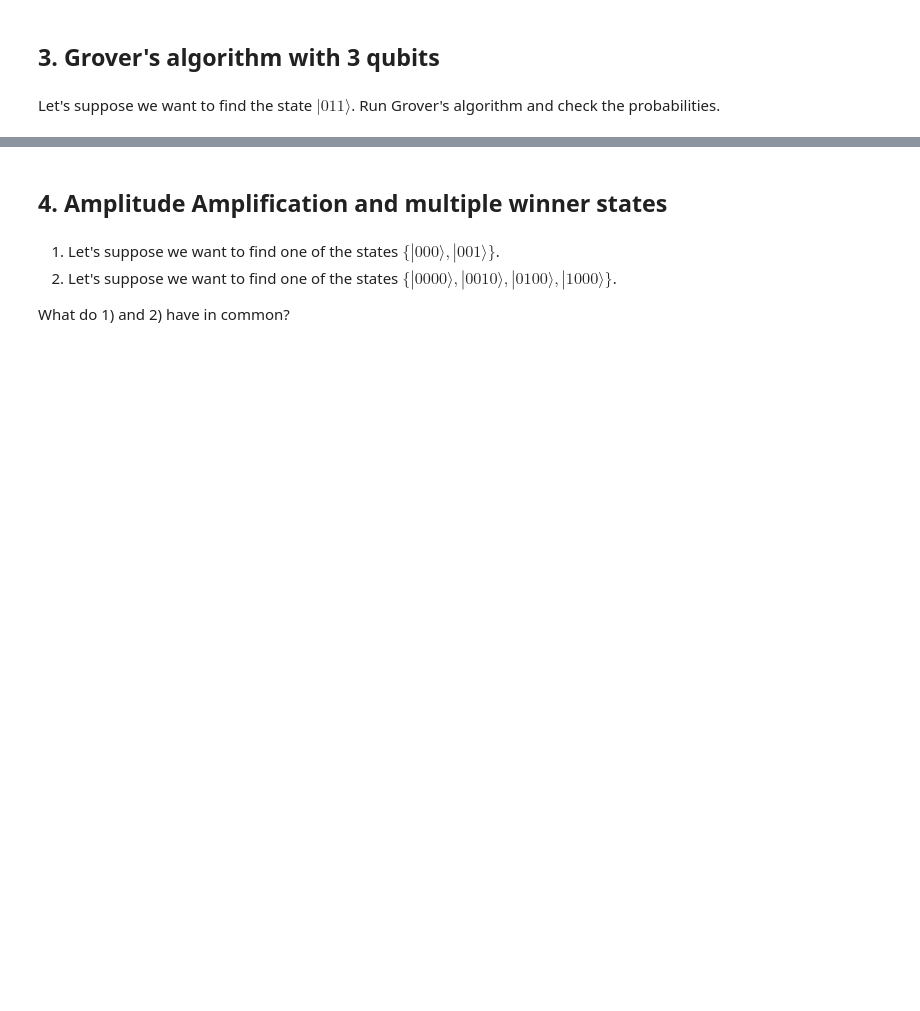
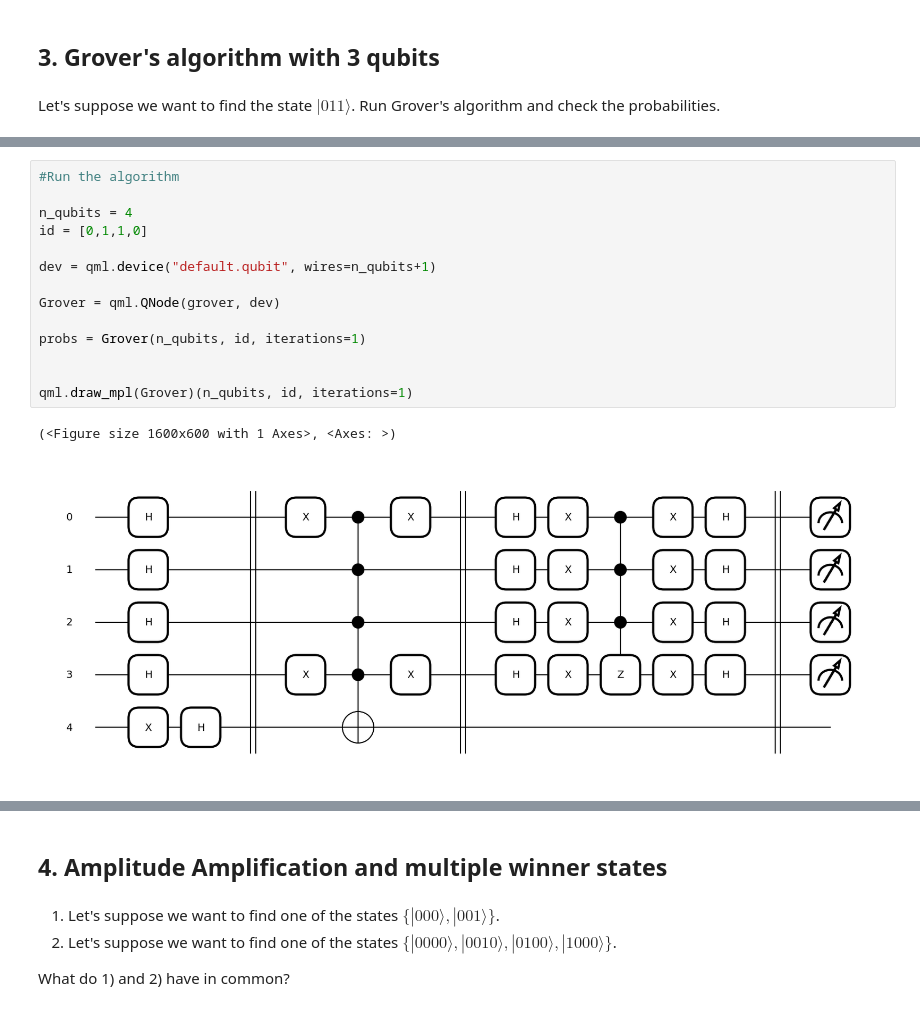
Before and after one commit to monizyzz/University, a Jupyter notebook: 3-year/Concurrency and Interaction/lecture4/lecture-4-grover.ipynb, the cells around one changed output, grey strips where cells are left out. Saved outputs shown, nothing was run; the diff lists cells and outputs as text; blank space fills up the shorter version.

```diff
--- a/3-year/Concurrency and Interaction/lecture4/lecture-4-grover.ipynb
+++ b/3-year/Concurrency and Interaction/lecture4/lecture-4-grover.ipynb
@@ -152,0 +203,17 @@ Let's suppose we want to find the state $|011\rangle$. Run Grover's algorithm an
+# %%
+#Run the algorithm
+
+n_qubits = 4
+id = [0,1,1,0]
+
+dev = qml.device("default.qubit", wires=n_qubits+1)
+
+Grover = qml.QNode(grover, dev)
+
+probs = Grover(n_qubits, id, iterations=1)
+
+
+qml.draw_mpl(Grover)(n_qubits, id, iterations=1)
+# %% [output]
+(<Figure size 1600x600 with 1 Axes>, <Axes: >)
+[figure, added]
```
Also changed, not shown: parts of 10 cells of this notebook, 2 other files.
